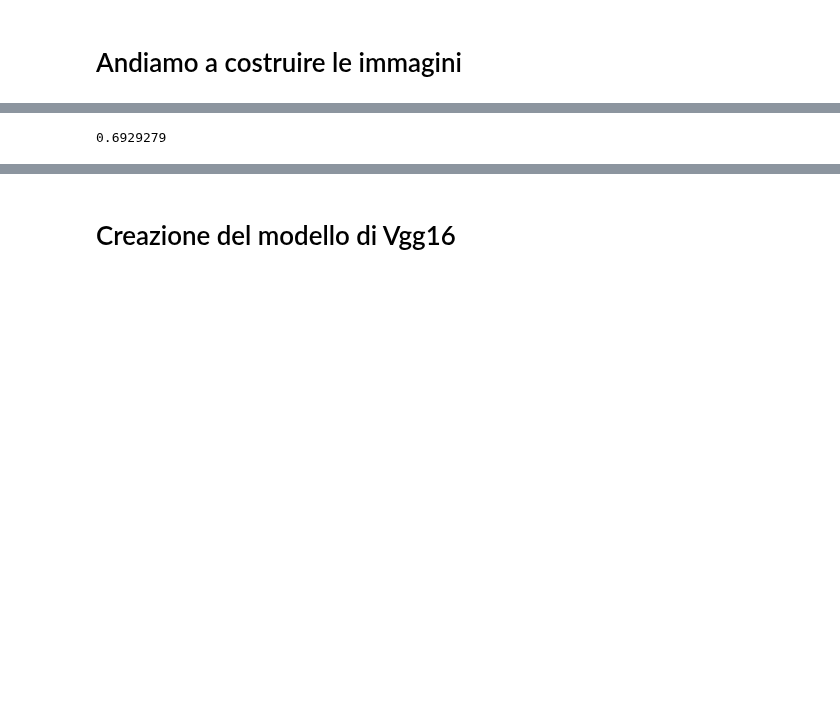
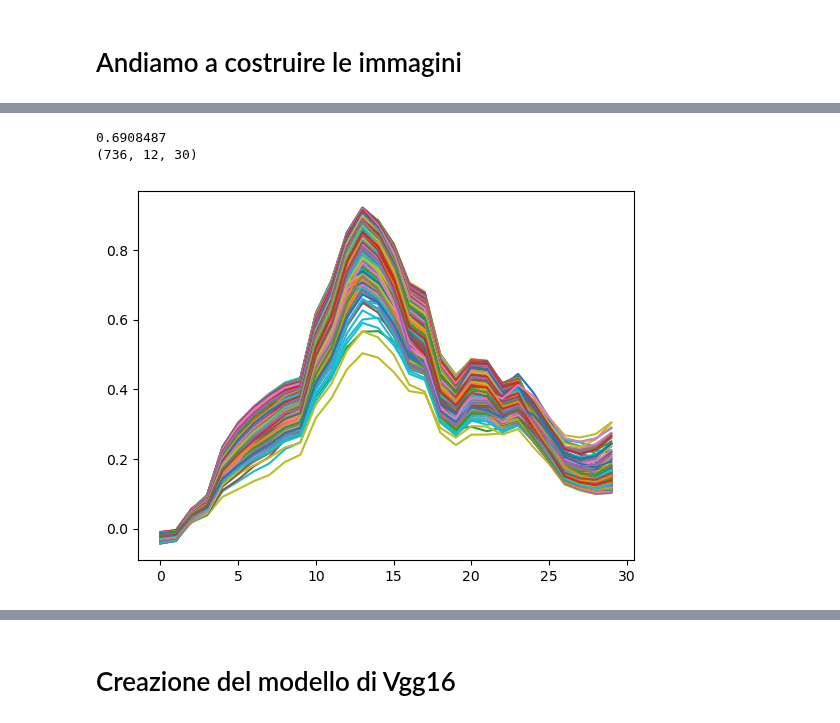
Before and after one commit to Simone-Scalella/AgriVision2022, a Jupyter notebook: vgg16.ipynb, the cells around one changed output, grey strips where cells are left out. Saved outputs shown, nothing was run; the diff lists cells and outputs as text; code cells hidden in the pictures; blank space fills up the shorter version.

```diff
--- a/vgg16.ipynb
+++ b/vgg16.ipynb
@@ -136,5 +164,11 @@ for a in range(0,test_setX.shape[0]):
 [figure]
-# %%
-print(training_setY.mean())
-# %% [output]
-0.6929279
+# %%
+print(training_setY.mean())
+
+print(np.array(training_setX).shape)
+for a in range(0,np.array(training_setX).shape[0]):
+    plt.plot((training_setX[a][7,:]-training_setX[a][3,:])/(training_setX[a][7,:]+training_setX[a][3,:]))
+# %% [output]
+0.6908487
+(736, 12, 30)
+[figure, added]
```
Also changed, not shown: parts of 13 cells of this notebook, 1 other file.
